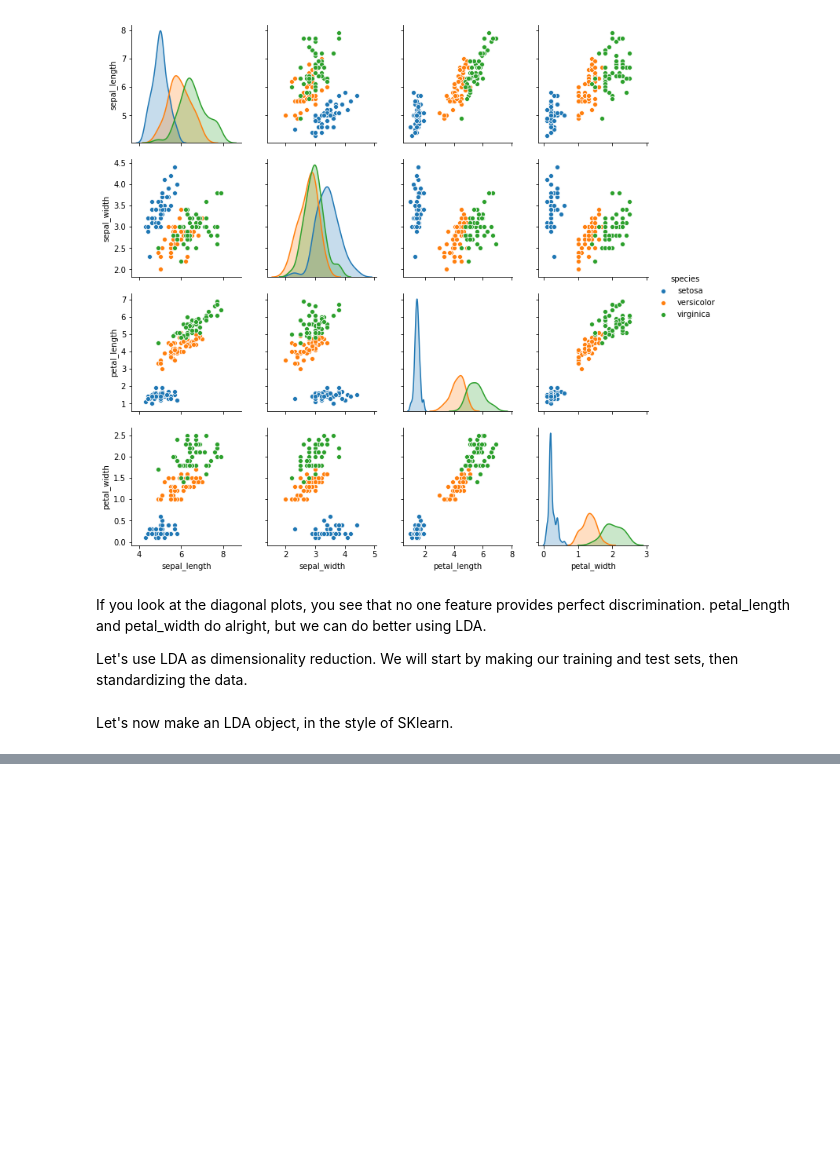
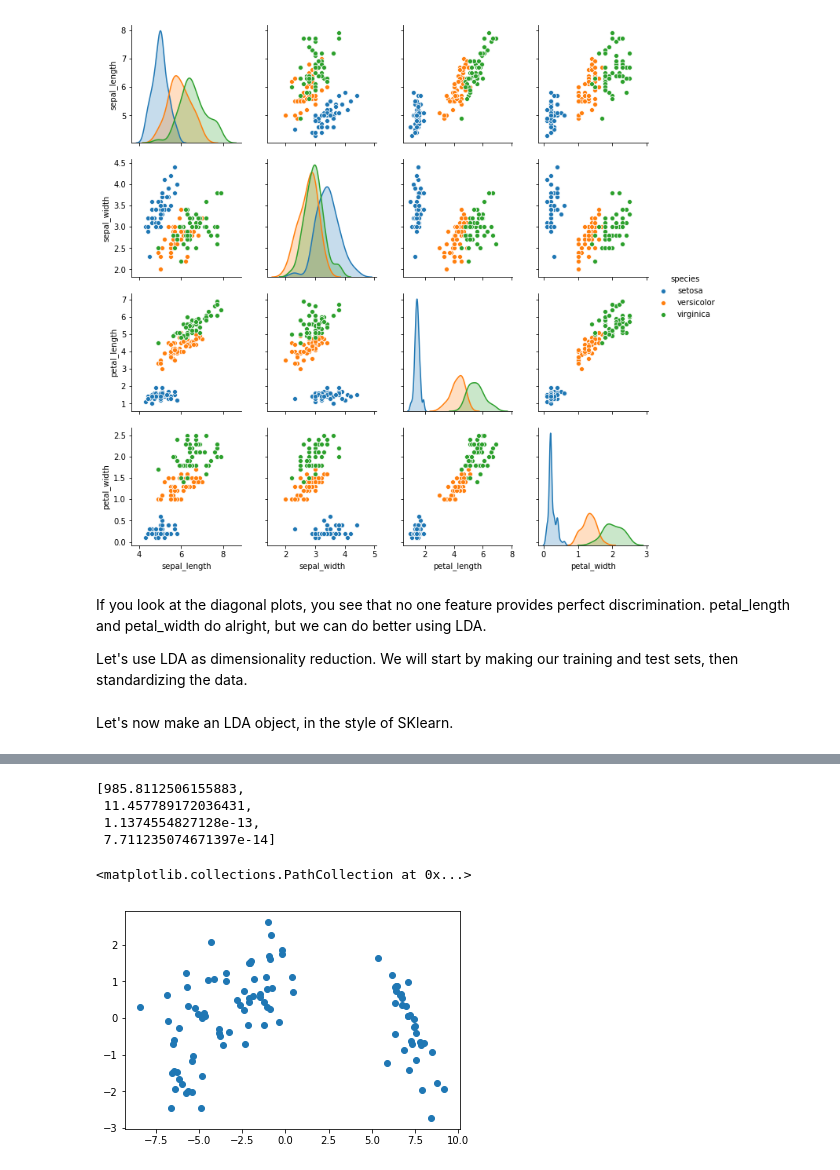
Before and after one commit to mc-robinson/ml_notebooks, a Jupyter notebook: LDA&QDA.ipynb, the cells around one changed output, grey strips where cells are left out. Cells and saved outputs as stored; diff of their text form; code cells hidden in the pictures; blank space fills up the shorter version.

```diff
--- a/LDA&QDA.ipynb
+++ b/LDA&QDA.ipynb
@@ -414,5 +458,17 @@ array([[5.1, 3.5, 1.4],
+# %%
+L
+# %% [output]
+[985.8112506155883,
+ 11.457789172036431,
+ 1.1374554827128e-13,
+ 7.711235074671397e-14]
 # %%
 from sklearn.discriminant_analysis import LinearDiscriminantAnalysis as LDA
 
 lda = LDA(n_components=2)
 X_train_lda = lda.fit_transform(X_train_std, y_train)
+# %%
+plt.scatter(X_train_lda[:,0], X_train_lda[:,1])
+# %% [output]
+<matplotlib.collections.PathCollection at 0x...>
+[figure, added]
```
Also changed, not shown: parts of 12 cells of this notebook.
